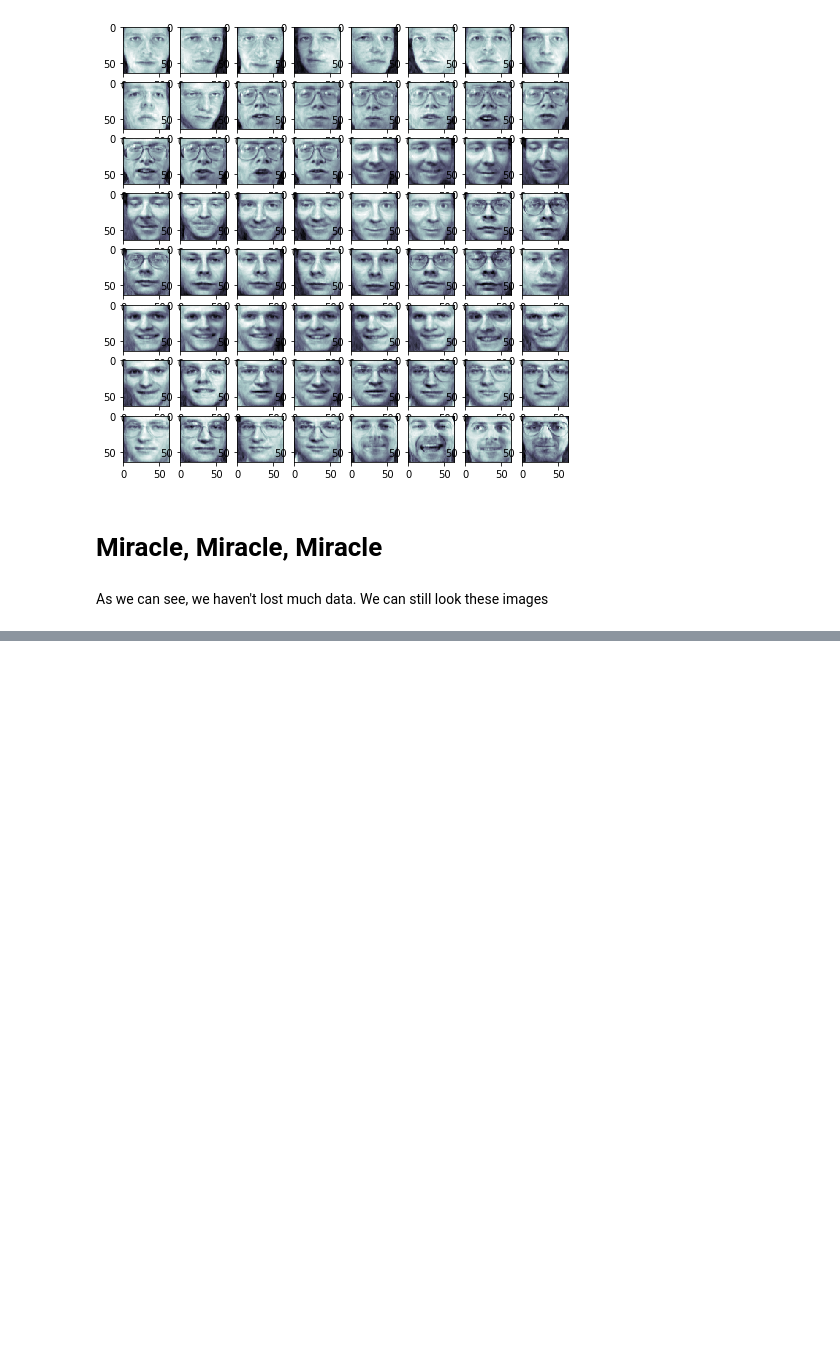
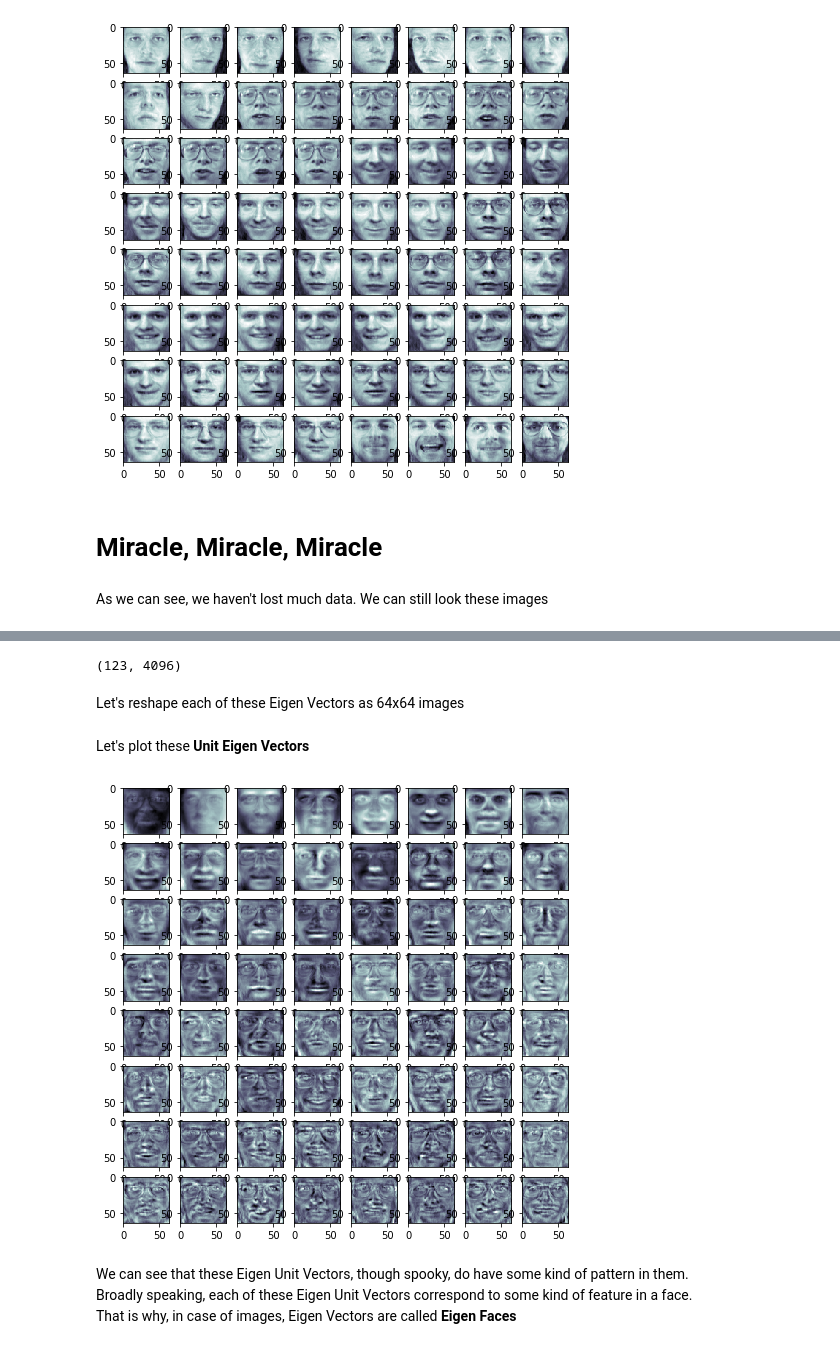
Before and after one commit to auserj/Machine-Learning-Coding-Ninjas, a Jupyter notebook: PCA 2/Own Code/PCA Olivetti.ipynb, the cells around one changed output, grey strips where cells are left out. Drawn from its saved outputs; the diff is of its cells as text; code cells hidden in the pictures; blank space fills up the shorter version.

```diff
--- a/PCA 2/Own Code/PCA Olivetti.ipynb
+++ b/PCA 2/Own Code/PCA Olivetti.ipynb
@@ -115,0 +118,24 @@ As we can see, we haven't lost much data. We can still look these images
+# %%
+eigen_vectors = pca.components_
+eigen_vectors.shape
+# %% [output]
+(123, 4096)
+# %% [markdown]
+Let's reshape each of these Eigen Vectors as 64x64 images
+# %%
+eigen_vectors_new = eigen_vectors.reshape((123, 64, 64))
+# %% [markdown]
+Let's plot these **Unit Eigen Vectors**
+# %%
+fig = plt.figure(figsize=(8,8))
+for i in range(64) :
+    ax = fig.add_subplot(8,8,i+1)
+    ax.imshow(eigen_vectors_new[i], cmap = plt.cm.bone)
+
+plt.show()
+# %% [output]
+[figure, added]
+# %% [markdown]
+We can see that these Eigen Unit Vectors, though spooky, do have some kind of pattern in them.<br>
+Broadly speaking, each of these Eigen Unit Vectors correspond to some kind of feature in a face.<br>
+That is why, in case of images, Eigen Vectors are called **Eigen Faces**
```
Also changed, not shown: parts of 2 cells of this notebook.
